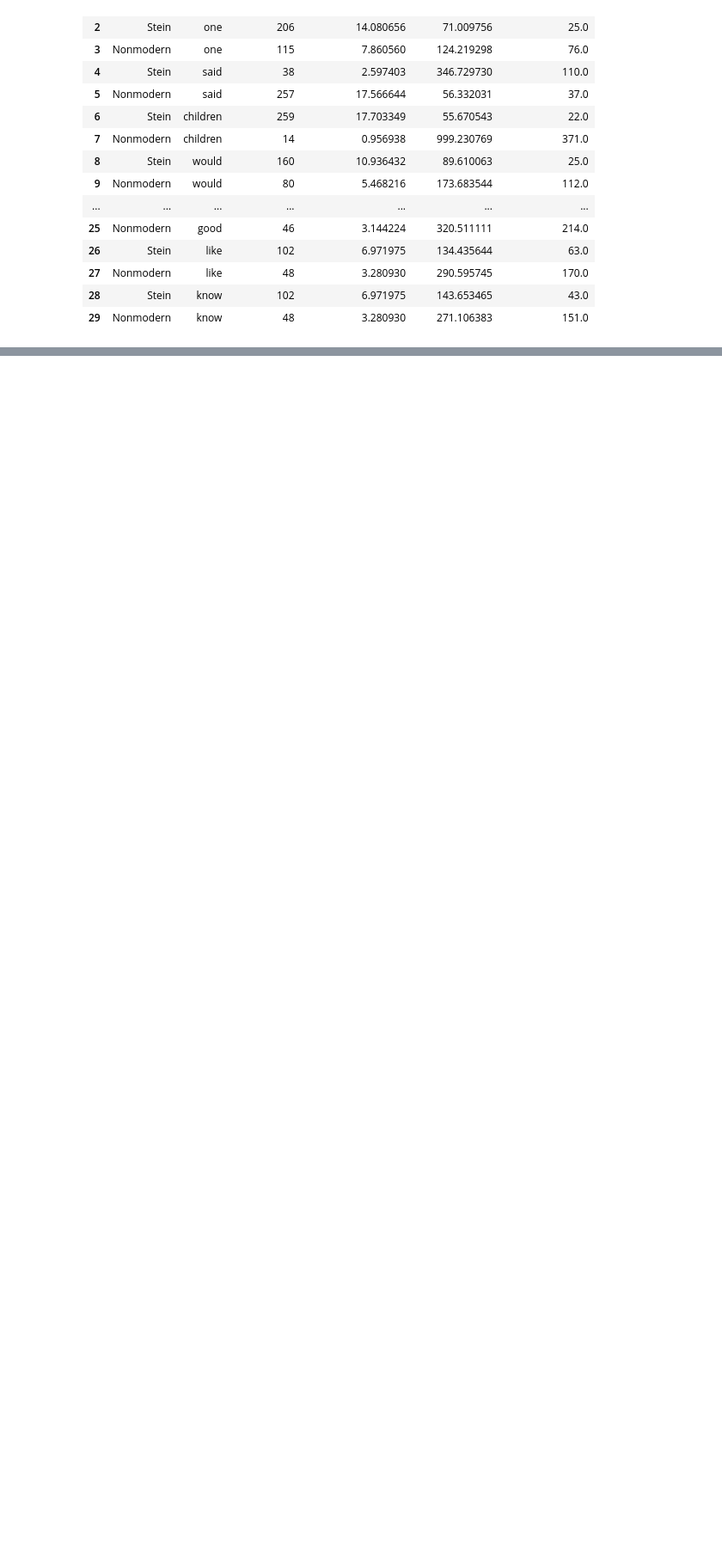
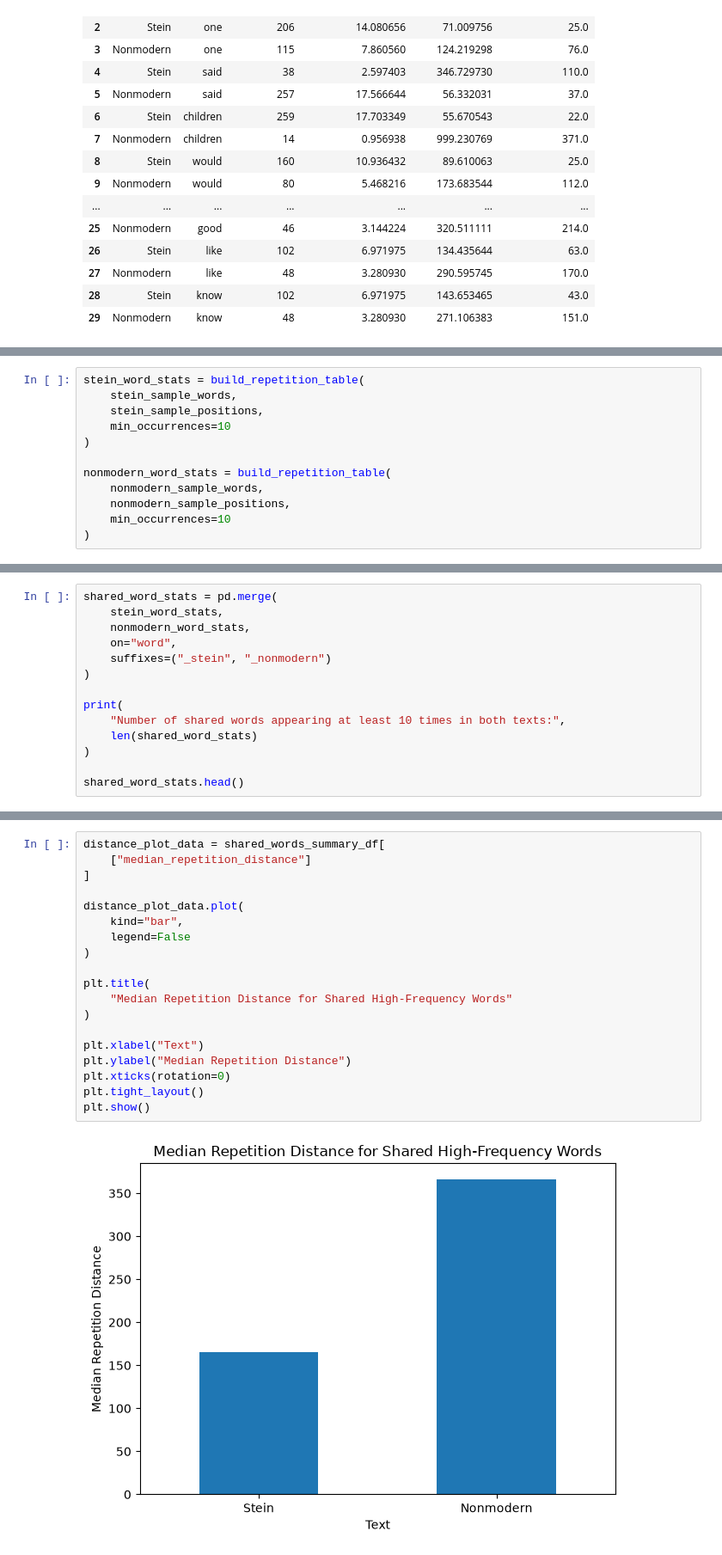
Before and after one commit to CiciXie-haotong/Modernism-Classifier, a Jupyter notebook: repetition_analysis.ipynb.ipynb, the cells around one changed output, grey strips where cells are left out. Shown at 86% size. Drawn from its saved outputs; the diff is of its cells as text; blank space fills up the shorter version.

```diff
--- a/repetition_analysis.ipynb.ipynb
+++ b/repetition_analysis.ipynb.ipynb
@@ -2159,0 +2209,12 @@ common_word_comparison_df[
+# %%
+stein_word_stats = build_repetition_table(
+    stein_sample_words,
+    stein_sample_positions,
+    min_occurrences=10
+)
+
+nonmodern_word_stats = build_repetition_table(
+    nonmodern_sample_words,
+    nonmodern_sample_positions,
+    min_occurrences=10
+)
@@ -2159,0 +2406,14 @@ common_word_comparison_df[
+# %%
+shared_word_stats = pd.merge(
+    stein_word_stats,
+    nonmodern_word_stats,
+    on="word",
+    suffixes=("_stein", "_nonmodern")
+)
+
+print(
+    "Number of shared words appearing at least 10 times in both texts:",
+    len(shared_word_stats)
+)
+
+shared_word_stats.head()
@@ -2159,0 +2633,21 @@ common_word_comparison_df[
+# %%
+distance_plot_data = shared_words_summary_df[
+    ["median_repetition_distance"]
+]
+
+distance_plot_data.plot(
+    kind="bar",
+    legend=False
+)
+
+plt.title(
+    "Median Repetition Distance for Shared High-Frequency Words"
+)
+
+plt.xlabel("Text")
+plt.ylabel("Median Repetition Distance")
+plt.xticks(rotation=0)
+plt.tight_layout()
+plt.show()
+# %% [output]
+[figure, added]
```
Also changed, not shown: parts of 26 cells of this notebook.
